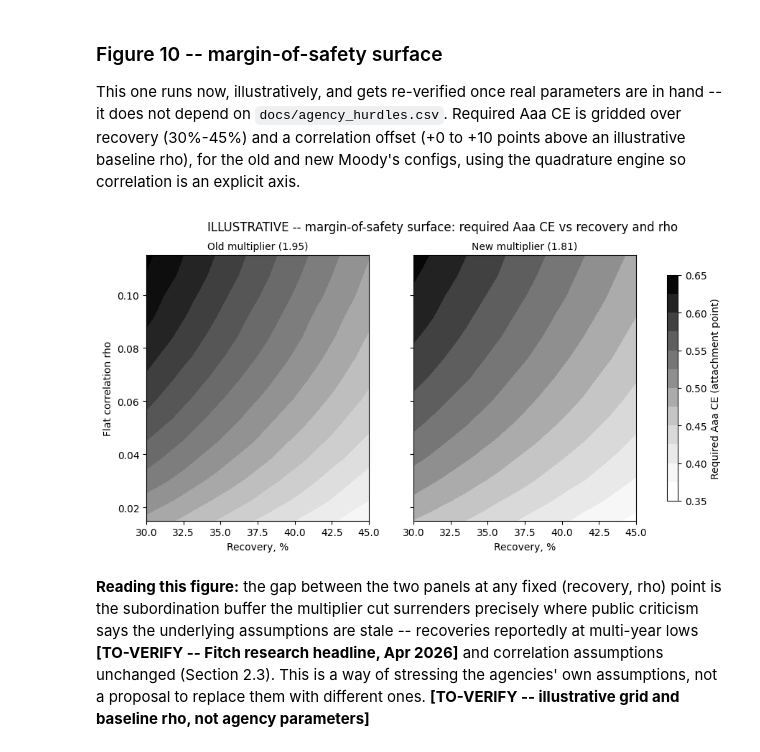
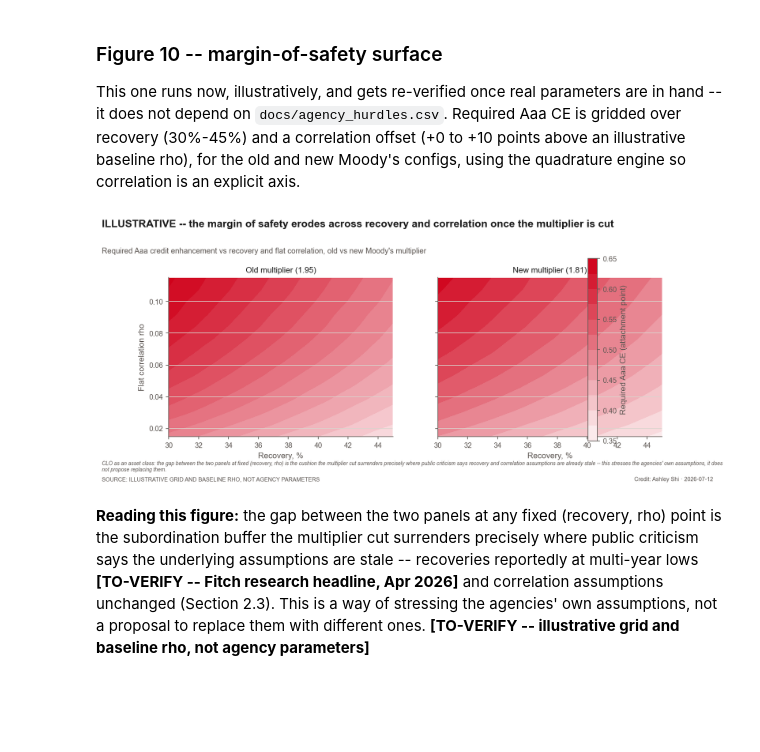
Before and after one commit to ZinuoS/Moody-s-Fitch-Rating-Replica-, a Jupyter notebook: research/clo_methodology_change_2026.ipynb, the cells around one changed output. Cells and saved outputs as stored; diff of their text form; code cells hidden in the pictures; blank space fills up the shorter version.

```diff
--- a/research/clo_methodology_change_2026.ipynb
+++ b/research/clo_methodology_change_2026.ipynb
@@ -29,11 +29,14 @@ import matplotlib.pyplot as plt
 from matplotlib.patches import FancyBboxPatch
 from pathlib import Path
 
-ACCENT = "#2c7fb8"
+from style import (
+    apply_theme, categorical_color, warm_gray_ramp, sequential_cmap,
+    categorical_cmap, ACCENT, WARM_GRAY, INK_MUTED, save_figure,
+)
+
 FIG_DIR = Path("figures")
 FIG_DIR.mkdir(exist_ok=True)
-plt.rcParams["figure.dpi"] = 100
-plt.rcParams["savefig.bbox"] = "tight"
+apply_theme()
 # %% [markdown]
 ### Provenance
 
@@ -828,14 +881,22 @@ fig, axes = plt.subplots(1, 2, figsize=(10, 4.5), sharey=True)
 panels = [(pmf_rho0, "rho = 0.00"), (pmf_rho20, "rho = 0.20 (illustrative agency-level rho)")]
 for ax, (pmf, lbl) in zip(axes, panels):
     ax.bar(k, pmf, color=ACCENT, alpha=0.85)
-    ax.axvline(k_line, color="black", ls="--", lw=1)
+    ax.axvline(k_line, color=INK_MUTED, ls="--", lw=1)
     ax.axvspan(k_line, D, color=ACCENT, alpha=0.08)
     ax.set_title(lbl, fontsize=10)
     ax.set_xlabel("Number of defaults (of D)")
     ax.set_xlim(0, x_max_cluster)
 axes[0].set_ylabel("Probability (seeded MC, 200k paths)")
-fig.suptitle("ILLUSTRATIVE -- default-count clustering, same mean PD, seeded MC")
-fig.tight_layout()
-fig.savefig(FIG_DIR / "10_default_clustering.png", dpi=150)
+save_figure(
+    fig, "10_default_clustering",
+    headline="ILLUSTRATIVE -- positive correlation fattens both tails of the default-count distribution",
+    subtitle="Same mean default probability, rho = 0 vs rho = 0.20, seeded Monte Carlo (200k paths)",
+    source="illustrative portfolio; rho = 0.20 is a schematic value, not attributed to any agency",
+    notes=("CLO as an asset class: correlation, not the average default rate, is what creates the "
+           "tail that CLO subordination exists to absorb -- this is why every agency's methodology "
+           "spends most of its complexity on correlation, not on the mean default assumption."),
+    fig_dir=FIG_DIR,
+    panel_titles=True,
+)
 plt.show()
 # %% [output]
@@ -975,17 +1052,27 @@ vmin, vmax = min(surf_old.min(), surf_new.min()), max(surf_old.max(), surf_new.m
 # %%
 fig, axes = plt.subplots(1, 2, figsize=(11, 4.8), sharey=True)
 for ax, surf, lbl in zip(axes, [surf_old, surf_new], ["Old multiplier (1.95)", "New multiplier (1.81)"]):
     cs = ax.contourf(recovery_grid * 100, rho_base_surface + rho_offsets, surf, levels=12,
-                      cmap="Greys", vmin=vmin, vmax=vmax)
+                      cmap=sequential_cmap(), vmin=vmin, vmax=vmax)
     ax.set_xlabel("Recovery, %")
     ax.set_title(lbl, fontsize=10)
 axes[0].set_ylabel("Flat correlation rho")
 fig.colorbar(cs, ax=axes, label="Required Aaa CE (attachment point)", shrink=0.85)
-fig.suptitle("ILLUSTRATIVE -- margin-of-safety surface: required Aaa CE vs recovery and rho")
-fig.savefig(FIG_DIR / "13_margin_of_safety_surface.png", dpi=150)
+save_figure(
+    fig, "13_margin_of_safety_surface",
+    headline="ILLUSTRATIVE -- the margin of safety erodes across recovery and correlation once the multiplier is cut",
+    subtitle="Required Aaa credit enhancement vs recovery and flat correlation, old vs new Moody's multiplier",
+    source="illustrative grid and baseline rho, not agency parameters",
+    notes=("CLO as an asset class: the gap between the two panels at fixed (recovery, rho) is the "
+           "cushion the multiplier cut surrenders precisely where public criticism says recovery and "
+           "correlation assumptions are already stale -- this stresses the agencies' own assumptions, "
+           "it does not propose replacing them."),
+    fig_dir=FIG_DIR,
+    panel_titles=True,
+)
 plt.show()
 # %% [output]
-[figure, old version]
+[figure, new version]
 # %% [markdown]
 **Reading this figure:** the gap between the two panels at any fixed
 (recovery, rho) point is the subordination buffer the multiplier cut
```
Also changed, not shown: parts of 17 cells of this notebook, 7 other files.
